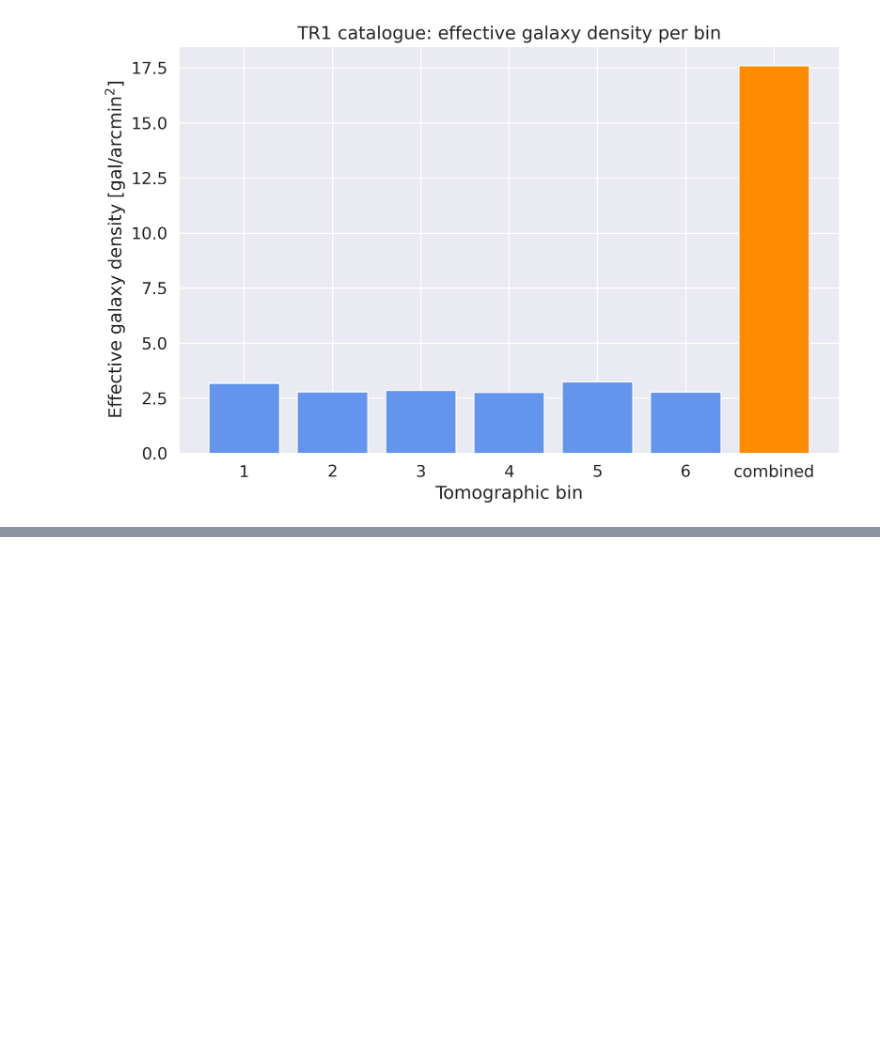
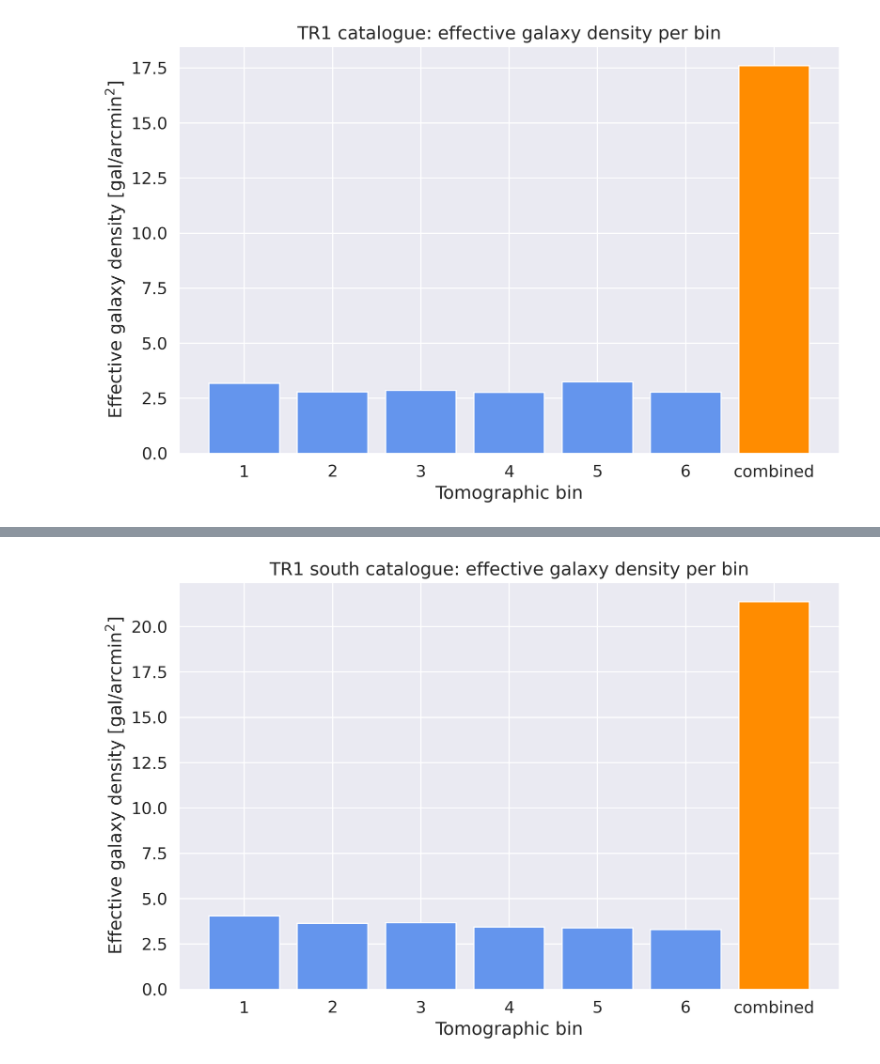
Before and after one commit to ucapbba/WeakLensingQML, a Jupyter notebook: TR1/TR1_catalog_analysis.ipynb, the cells around one changed output, grey strips where cells are left out. Drawn from its saved outputs; the diff is of its cells as text; code cells hidden in the pictures; blank space fills up the shorter version.

Commit message:
nice results on TR1 data

```diff
--- a/TR1/TR1_catalog_analysis.ipynb
+++ b/TR1/TR1_catalog_analysis.ipynb
@@ -139,0 +183,33 @@ plt.show()
+# %%
+she_data_south = fitsio.read(she_catalog_south_filepath,
+                             columns=['SHE_WEIGHT', 'TOM_BIN_ID', 'SHE_E1_CORRECTED', 'SHE_E2_CORRECTED'])
+she_weight_south = she_data_south['SHE_WEIGHT'].astype(np.float64)
+tom_bin_id_south = she_data_south['TOM_BIN_ID']
+she_e1_south = she_data_south['SHE_E1_CORRECTED'].astype(np.float64)
+she_e2_south = she_data_south['SHE_E2_CORRECTED'].astype(np.float64)
+
+tom_bins_south = np.unique(tom_bin_id_south)
+print(f'Tomographic bins found in TR1 south catalogue: {tom_bins_south}')
+
+
+def intrinsic_ellipticity(weights, e1, e2):
+    # Weighted per-component dispersion, as in TR1_power_spectra_and_covariance_estimation.ipynb
+    return np.sqrt(np.sum(weights * (e1 ** 2 + e2 ** 2)) / (2 * np.sum(weights)))
+
+
+bin_labels_south = [str(b) for b in tom_bins_south] + ['combined']
+selections = [tom_bin_id_south == b for b in tom_bins_south] + [np.ones_like(she_weight_south, dtype=bool)]
+
+n_eff_per_bin_south = []
+density_per_bin_south = []
+sigma_e_per_bin_south = []
+for sel in selections:
+    w = she_weight_south[sel]
+    n_eff = np.sum(w) ** 2 / np.sum(w ** 2)
+    n_eff_per_bin_south.append(n_eff)
+    density_per_bin_south.append(n_eff / (area_mask_south * arcmin2_per_steradian))
+    sigma_e_per_bin_south.append(intrinsic_ellipticity(w, she_e1_south[sel], she_e2_south[sel]))
+
+print(f'{"Bin":>10} {"n_eff":>15} {"density [gal/arcmin^2]":>25} {"sigma_e":>10}')
+for label, n_eff, density, sig in zip(bin_labels_south, n_eff_per_bin_south, density_per_bin_south, sigma_e_per_bin_south):
+    print(f'{label:>10} {n_eff:15,.1f} {density:25.3f} {sig:10.3f}')
@@ -139,0 +226,14 @@ plt.show()
+# %%
+fig, ax = plt.subplots(figsize=(9, 6))
+
+colors = ['cornflowerblue'] * len(tom_bins_south) + ['darkorange']
+ax.bar(bin_labels_south, density_per_bin_south, color=colors)
+
+ax.set_xlabel('Tomographic bin')
+ax.set_ylabel(r'Effective galaxy density [gal/arcmin$^2$]')
+ax.set_title('TR1 south catalogue: effective galaxy density per bin')
+
+plt.tight_layout()
+plt.show()
+# %% [output]
+[figure, added]
```
Also changed, not shown: parts of 17 cells of this notebook, 6 other files.
